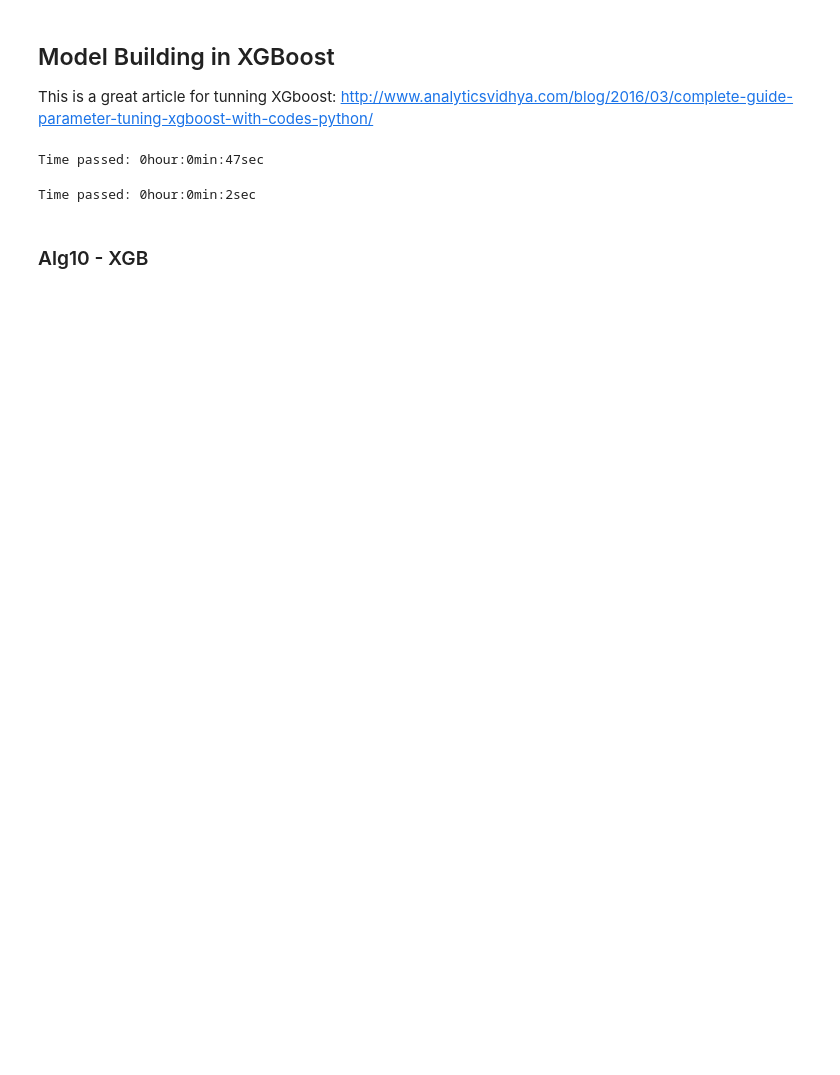
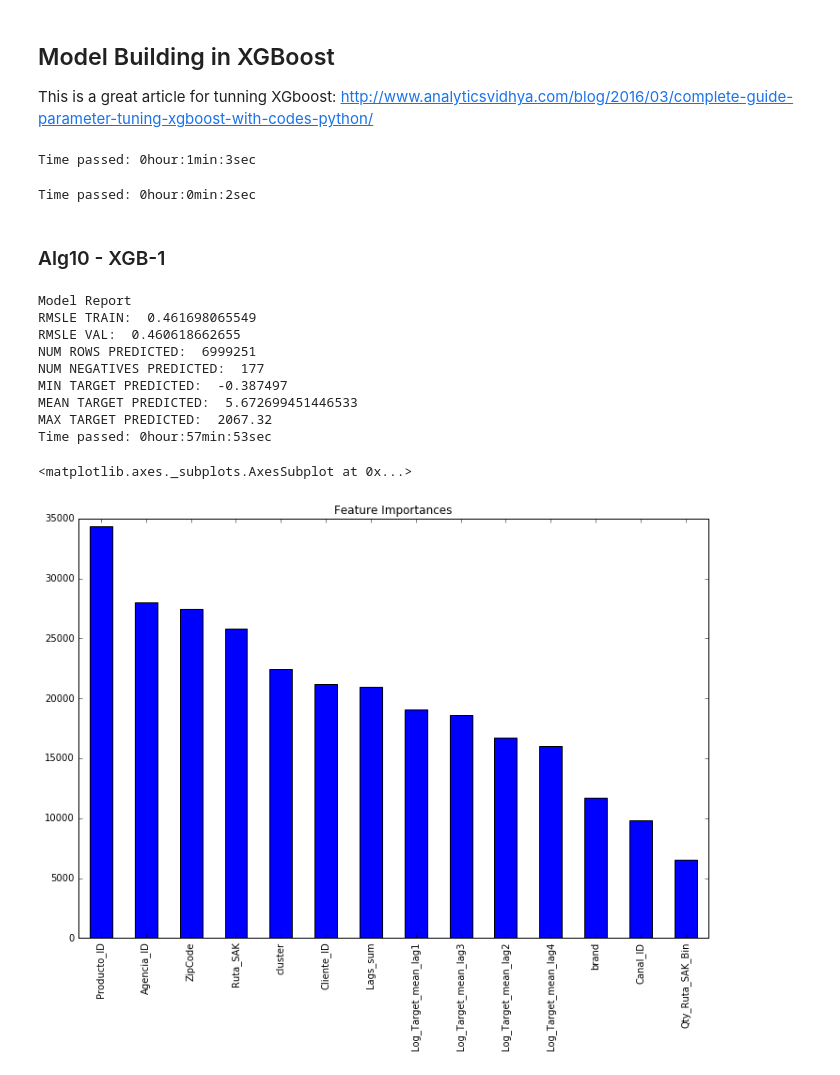
Before and after one commit to pablomarin/kaggle-bimbo, a Jupyter notebook: Model Building - XGBoost.ipynb, the cells around one changed output. Saved outputs shown, nothing was run; the diff lists cells and outputs as text; code cells hidden in the pictures; blank space fills up the shorter version.

Commit message:
XGboost models 10 and 11

```diff
--- a/Model Building - XGBoost.ipynb
+++ b/Model Building - XGBoost.ipynb
@@ -29,7 +29,7 @@ def tac():
 tic()
 #train = pd.read_csv('./input-data/train_modified.csv', nrows = 500000)
 #test = pd.read_csv('./input-data/test_modified.csv', nrows = 500000)
-train = pd.read_csv('./input-data/train_modified_noW9.csv',
+train = pd.read_csv('./input-data/train_modified.csv',
                     dtype = {'Semana': 'int8',
                             'Agencia_ID': 'uint16',
                             'Canal_ID': 'int8',
@@ -70,12 +70,12 @@ test = pd.read_csv('./input-data/test_modified.csv',
                       )
 tac()
 # %% [output]
-Time passed: 0hour:0min:47sec
+Time passed: 0hour:1min:3sec
 # %%
 # We split the train set to get a validation set
 tic()
 val = train[train.Semana > 8] # Weeks 9
-train = train[train.Semana <=8] # Weeks 7,8
+#train = train[train.Semana <=8] # Weeks 7,8
 tac()
 # %% [output]
 Time passed: 0hour:0min:2sec
@@ -85,13 +85,16 @@ target = 'log_target'
 IDcol = 'id'
 # %%
 import xgboost as xgb
+from sklearn import cross_validation, metrics
 from sklearn.grid_search import GridSearchCV
 
 def modelfit(alg, dtrain, dval, dtest, predictors, target, IDcol, filename):
 
     #Fit the algorithm on the data
     watchlist = [(dval[predictors], dval[target])]
-    alg.fit(dtrain[predictors], dtrain[target], eval_set=watchlist, eval_metric='rmse', early_stopping_rounds=10, verbose=True)
+    alg.fit(dtrain[predictors], dtrain[target], eval_set=watchlist, eval_metric='rmse', early_stopping_rounds=10, verbose=False)
+    #alg.fit(dtrain[predictors], dtrain[target],verbose=True)
+
     alg.evals_result()
 
     #Predict training set:
@@ -134,19 +137,30 @@ def modelfit(alg, dtrain, dval, dtest, predictors, target, IDcol, filename):
     submission.rename(columns={target: 'Demanda_uni_equil'}, inplace=True)
     submission.to_csv("./Submissions/"+filename, index=False)
 # %% [markdown]
-### Alg10 - XGB
+### Alg10 - XGB-1
 # %%
 predictors = ['Agencia_ID','Canal_ID','Ruta_SAK','Cliente_ID','Producto_ID','Log_Target_mean_lag1',
                 'Log_Target_mean_lag2','Log_Target_mean_lag3','Log_Target_mean_lag4','Lags_sum','brand','cluster',
                 'Qty_Ruta_SAK_Bin','ZipCode']
 
-alg10 = xgb.XGBRegressor(n_estimators = 2, objective="reg:linear", learning_rate= 0.1, max_depth=10,
+alg10 = xgb.XGBRegressor(n_estimators = 300, objective="reg:linear", learning_rate= 0.1, max_depth=10,
                          subsample=0.85,colsample_bytree=0.7)
 
 tic()
 modelfit(alg10, train, val, test, predictors, target, IDcol, 'alg10.csv')
 tac()
 
-feat_imp = pd.Series(alg.booster().get_fscore()).sort_values(ascending=False)
+feat_imp = pd.Series(alg10.booster().get_fscore()).sort_values(ascending=False)
 feat_imp.plot(kind='bar', title='Feature Importances')
-plt.ylabel('Feature Importance Score')
+# %% [output]
+Model Report
+RMSLE TRAIN:  0.461698065549
+RMSLE VAL:  0.460618662655
+NUM ROWS PREDICTED:  6999251
+NUM NEGATIVES PREDICTED:  177
+MIN TARGET PREDICTED:  -0.387497
+MEAN TARGET PREDICTED:  5.672699451446533
+MAX TARGET PREDICTED:  2067.32
+Time passed: 0hour:57min:53sec
+<matplotlib.axes._subplots.AxesSubplot at 0x...>
+[figure, added]
```
Also changed, not shown: parts of 5 cells of this notebook.
